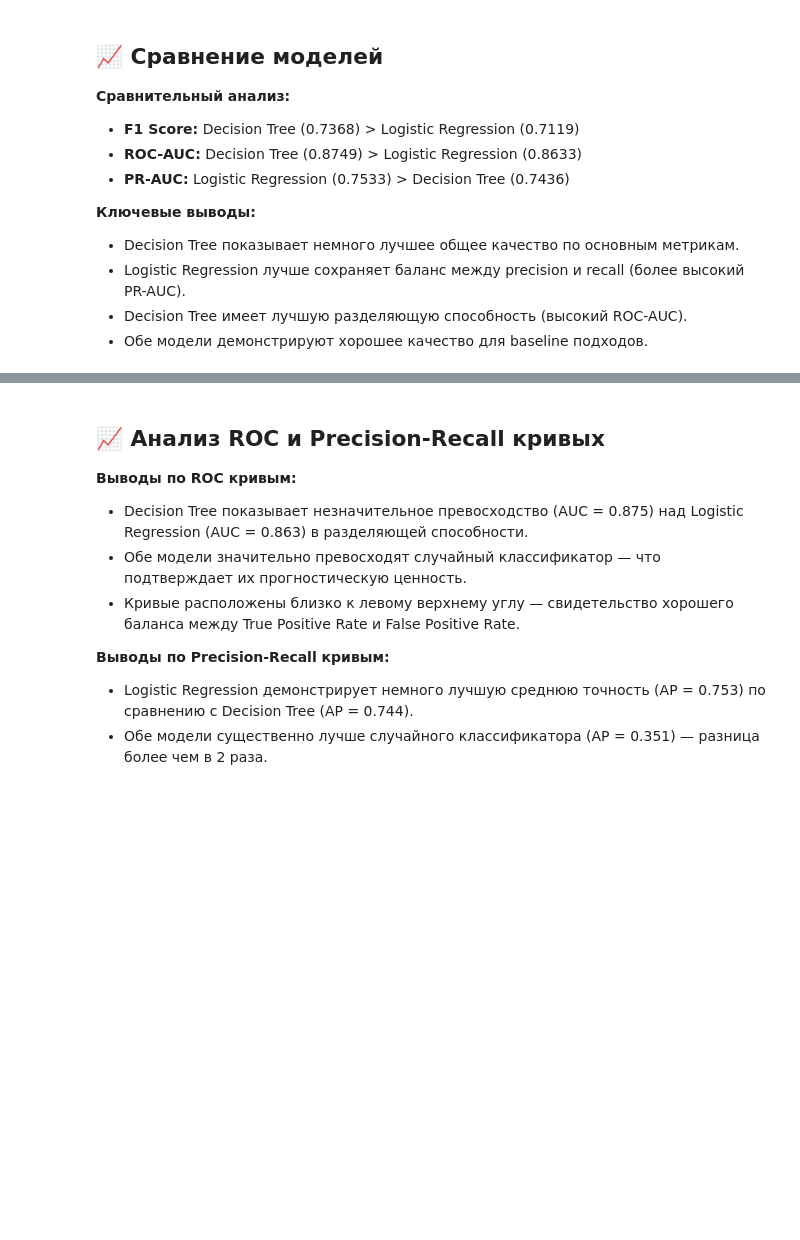
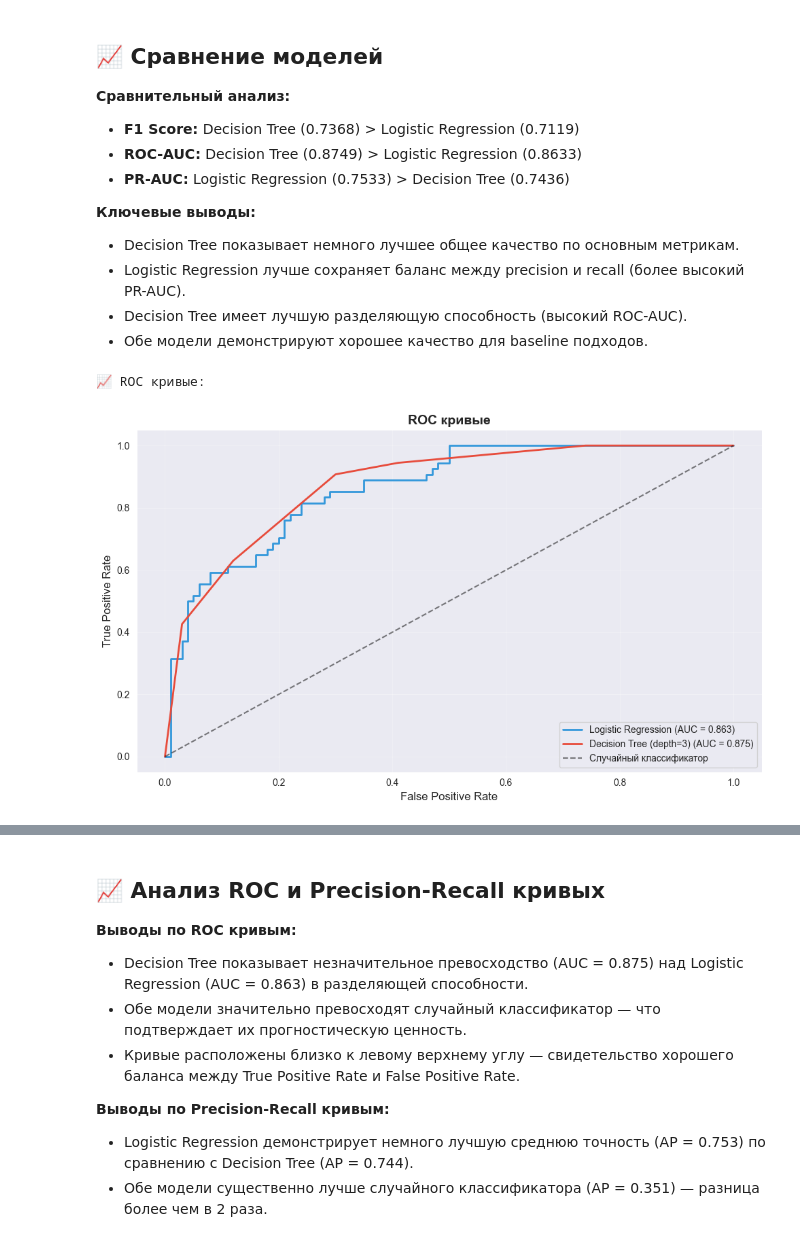
Before and after one commit to Soloda1/NeuroLAB2, a Jupyter notebook: notebooks/02_baseline_models_logreg_dt.ipynb, the cells around one changed output, grey strips where cells are left out. Drawn from its saved outputs; the diff is of its cells as text; code cells hidden in the pictures; blank space fills up the shorter version.

```diff
--- a/notebooks/02_baseline_models_logreg_dt.ipynb
+++ b/notebooks/02_baseline_models_logreg_dt.ipynb
@@ -478,4 +487,11 @@ plot_metrics_comparison(metrics_comparison)
 - Logistic Regression лучше сохраняет баланс между precision и recall (более высокий PR-AUC).
 - Decision Tree имеет лучшую разделяющую способность (высокий ROC-AUC).
 - Обе модели демонстрируют хорошее качество для baseline подходов.
+# %%
+# Построение ROC кривых для обеих моделей
+print("📈 ROC кривые:")
+plot_roc_curves(metrics_comparison, y_valid)
+# %% [output]
+📈 ROC кривые:
+[figure, added]
 # %%
```
Also changed, not shown: parts of 3 cells of this notebook.
